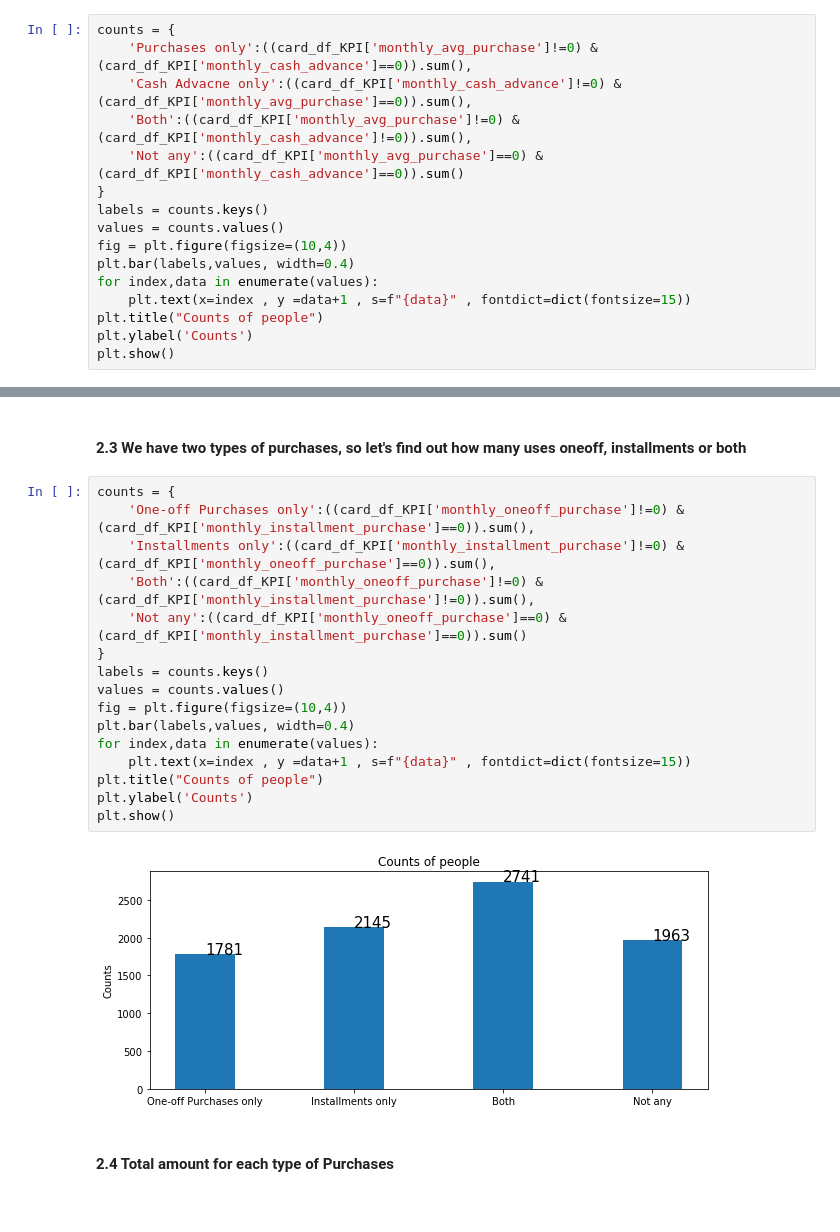
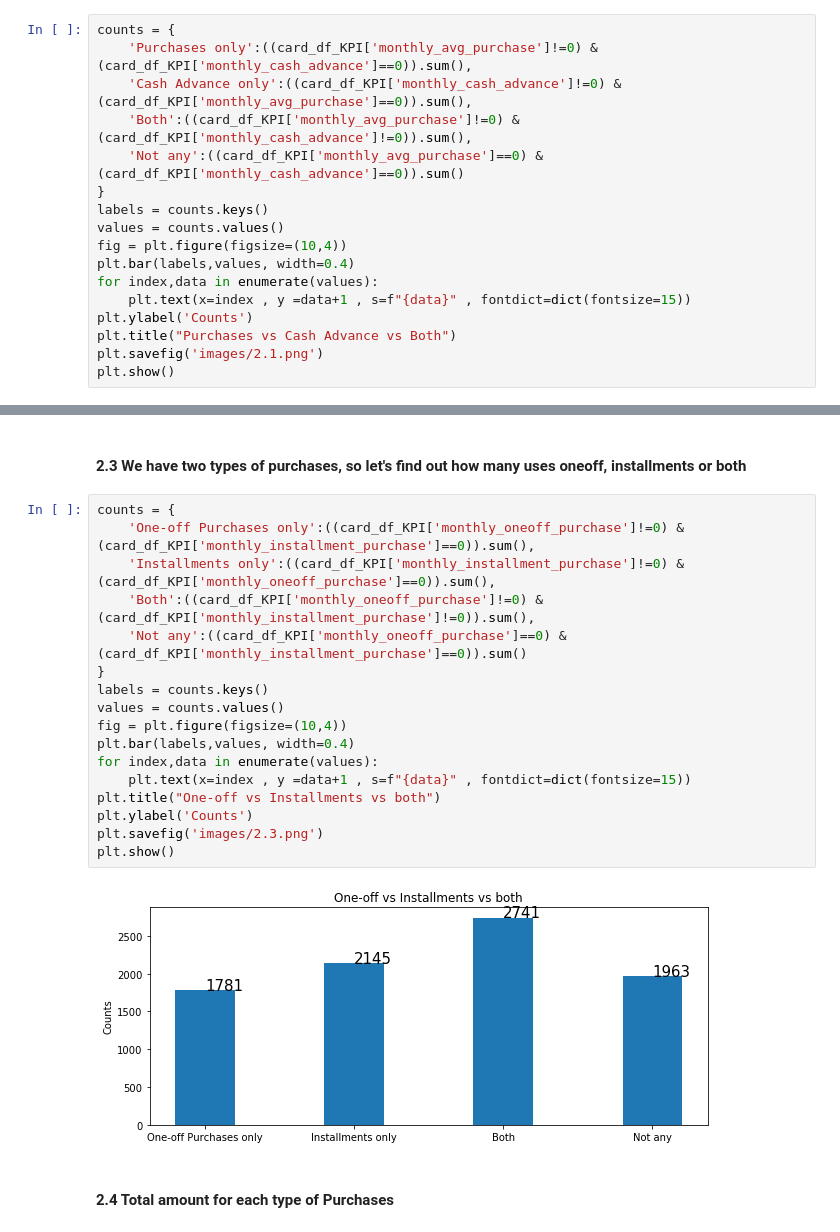
Before and after one commit to himesh2795/Credit-Card-Segmentation, a Jupyter notebook: Credit Card Segmentation.ipynb, the cells around one changed output, grey strips where cells are left out. Cells and saved outputs as stored; diff of their text form.

```diff
--- a/Credit Card Segmentation.ipynb
+++ b/Credit Card Segmentation.ipynb
@@ -255,7 +256,7 @@ card_df_KPI.head()
 # %%
 counts = {
     'Purchases only':((card_df_KPI['monthly_avg_purchase']!=0) & (card_df_KPI['monthly_cash_advance']==0)).sum(),
-    'Cash Advacne only':((card_df_KPI['monthly_cash_advance']!=0) & (card_df_KPI['monthly_avg_purchase']==0)).sum(),
+    'Cash Advance only':((card_df_KPI['monthly_cash_advance']!=0) & (card_df_KPI['monthly_avg_purchase']==0)).sum(),
     'Both':((card_df_KPI['monthly_avg_purchase']!=0) & (card_df_KPI['monthly_cash_advance']!=0)).sum(),
     'Not any':((card_df_KPI['monthly_avg_purchase']==0) & (card_df_KPI['monthly_cash_advance']==0)).sum()
 }
@@ -265,7 +266,8 @@ fig = plt.figure(figsize=(10,4))
 plt.bar(labels,values, width=0.4)
 for index,data in enumerate(values):
     plt.text(x=index , y =data+1 , s=f"{data}" , fontdict=dict(fontsize=15))
-plt.title("Counts of people")
 plt.ylabel('Counts')
+plt.title("Purchases vs Cash Advance vs Both")
+plt.savefig('images/2.1.png')
 plt.show()
 # %% [output]
@@ -290,21 +293,22 @@ plt.show()
 # %%
 counts = {
     'One-off Purchases only':((card_df_KPI['monthly_oneoff_purchase']!=0) & (card_df_KPI['monthly_installment_purchase']==0)).sum(),
     'Installments only':((card_df_KPI['monthly_installment_purchase']!=0) & (card_df_KPI['monthly_oneoff_purchase']==0)).sum(),
     'Both':((card_df_KPI['monthly_oneoff_purchase']!=0) & (card_df_KPI['monthly_installment_purchase']!=0)).sum(),
     'Not any':((card_df_KPI['monthly_oneoff_purchase']==0) & (card_df_KPI['monthly_installment_purchase']==0)).sum()
 }
 labels = counts.keys()
 values = counts.values()
 fig = plt.figure(figsize=(10,4))
 plt.bar(labels,values, width=0.4)
 for index,data in enumerate(values):
     plt.text(x=index , y =data+1 , s=f"{data}" , fontdict=dict(fontsize=15))
-plt.title("Counts of people")
+plt.title("One-off vs Installments vs both")
 plt.ylabel('Counts')
+plt.savefig('images/2.3.png')
 plt.show()
 # %% [output]
-[figure, old version]
+[figure, new version]
 # %% [markdown]
 #### 2.4 Total amount for each type of Purchases
 # %%
```
Also changed, not shown: parts of 32 cells of this notebook.
